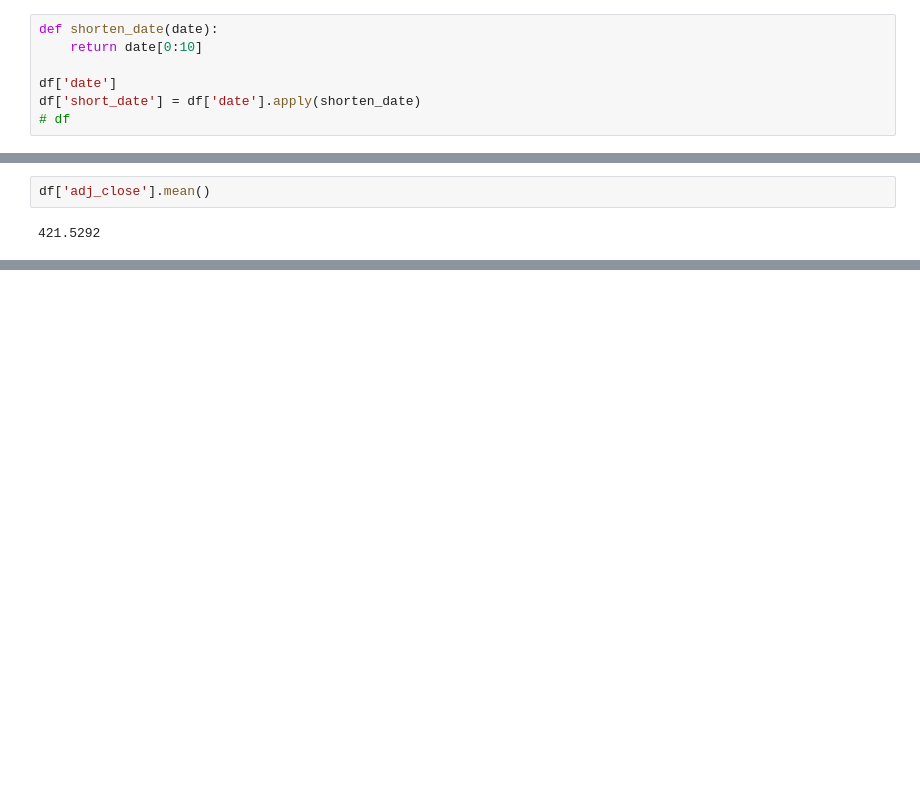
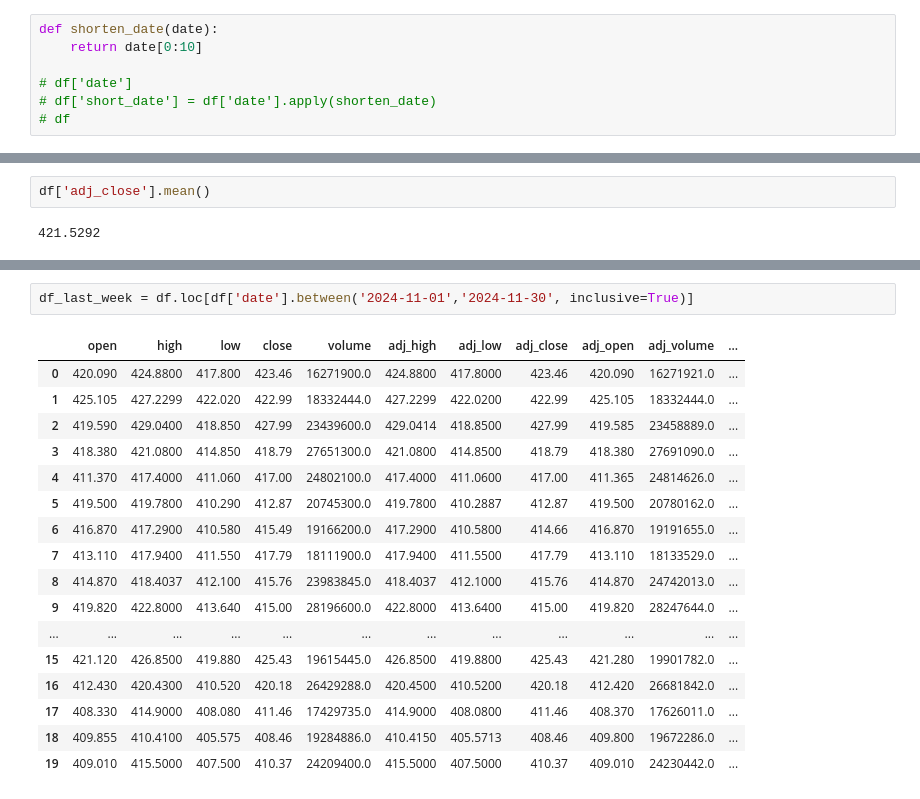
Before and after one commit to Coletterbox/Market-Data-Forecasting, a Jupyter notebook: Microsoft Stock Price Dashboard.ipynb, the cells around one changed output, grey strips where cells are left out. Drawn from its saved outputs; the diff is of its cells as text; blank space fills up the shorter version.

```diff
--- a/Microsoft Stock Price Dashboard.ipynb
+++ b/Microsoft Stock Price Dashboard.ipynb
@@ -118,7 +43,7 @@ weekly
 def shorten_date(date):
     return date[0:10]
 
-df['date']
-df['short_date'] = df['date'].apply(shorten_date)
+# df['date']
+# df['short_date'] = df['date'].apply(shorten_date)
 # df
 # %%
@@ -283,0 +237,20 @@ df['adj_close'].mean()
+# %%
+df_last_week = df.loc[df['date'].between('2024-11-01','2024-11-30', inclusive=True)]
+# %% [output]
+|  | open | high | low | close | volume | adj_high | adj_low | adj_close | adj_open | adj_volume | ... |
+| 0 | 420.090 | 424.8800 | 417.800 | 423.46 | 16271900.0 | 424.8800 | 417.8000 | 423.46 | 420.090 | 16271921.0 | ... |
+| 1 | 425.105 | 427.2299 | 422.020 | 422.99 | 18332444.0 | 427.2299 | 422.0200 | 422.99 | 425.105 | 18332444.0 | ... |
+| 2 | 419.590 | 429.0400 | 418.850 | 427.99 | 23439600.0 | 429.0414 | 418.8500 | 427.99 | 419.585 | 23458889.0 | ... |
+| 3 | 418.380 | 421.0800 | 414.850 | 418.79 | 27651300.0 | 421.0800 | 414.8500 | 418.79 | 418.380 | 27691090.0 | ... |
+| 4 | 411.370 | 417.4000 | 411.060 | 417.00 | 24802100.0 | 417.4000 | 411.0600 | 417.00 | 411.365 | 24814626.0 | ... |
+| 5 | 419.500 | 419.7800 | 410.290 | 412.87 | 20745300.0 | 419.7800 | 410.2887 | 412.87 | 419.500 | 20780162.0 | ... |
+| 6 | 416.870 | 417.2900 | 410.580 | 415.49 | 19166200.0 | 417.2900 | 410.5800 | 414.66 | 416.870 | 19191655.0 | ... |
+| 7 | 413.110 | 417.9400 | 411.550 | 417.79 | 18111900.0 | 417.9400 | 411.5500 | 417.79 | 413.110 | 18133529.0 | ... |
+| 8 | 414.870 | 418.4037 | 412.100 | 415.76 | 23983845.0 | 418.4037 | 412.1000 | 415.76 | 414.870 | 24742013.0 | ... |
+| 9 | 419.820 | 422.8000 | 413.640 | 415.00 | 28196600.0 | 422.8000 | 413.6400 | 415.00 | 419.820 | 28247644.0 | ... |
+| ... | ... | ... | ... | ... | ... | ... | ... | ... | ... | ... | ... |
+| 15 | 421.120 | 426.8500 | 419.880 | 425.43 | 19615445.0 | 426.8500 | 419.8800 | 425.43 | 421.280 | 19901782.0 | ... |
+| 16 | 412.430 | 420.4300 | 410.520 | 420.18 | 26429288.0 | 420.4500 | 410.5200 | 420.18 | 412.420 | 26681842.0 | ... |
+| 17 | 408.330 | 414.9000 | 408.080 | 411.46 | 17429735.0 | 414.9000 | 408.0800 | 411.46 | 408.370 | 17626011.0 | ... |
+| 18 | 409.855 | 410.4100 | 405.575 | 408.46 | 19284886.0 | 410.4150 | 405.5713 | 408.46 | 409.800 | 19672286.0 | ... |
+| 19 | 409.010 | 415.5000 | 407.500 | 410.37 | 24209400.0 | 415.5000 | 407.5000 | 410.37 | 409.010 | 24230442.0 | ... |
```
Also changed, not shown: parts of 23 cells of this notebook.
